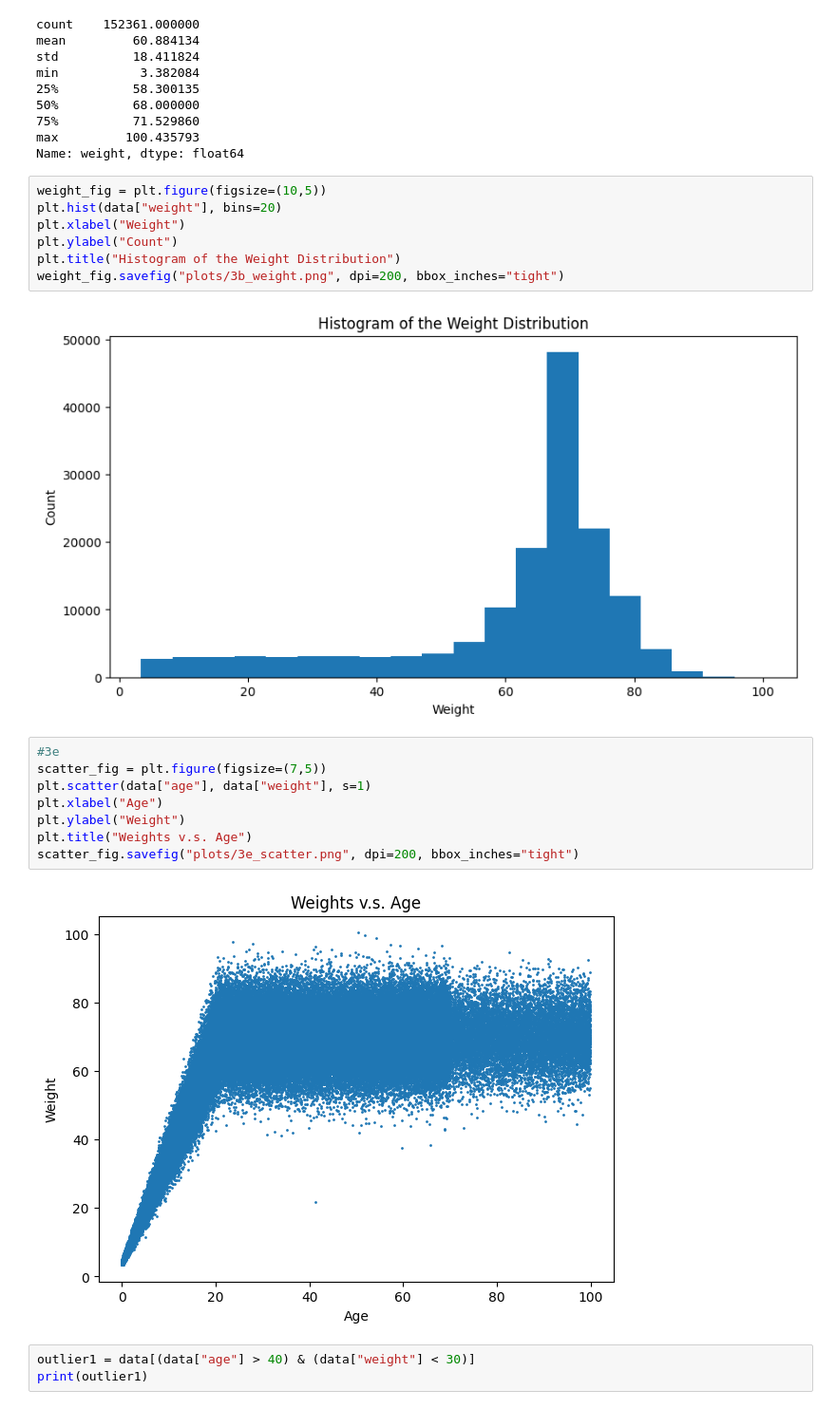
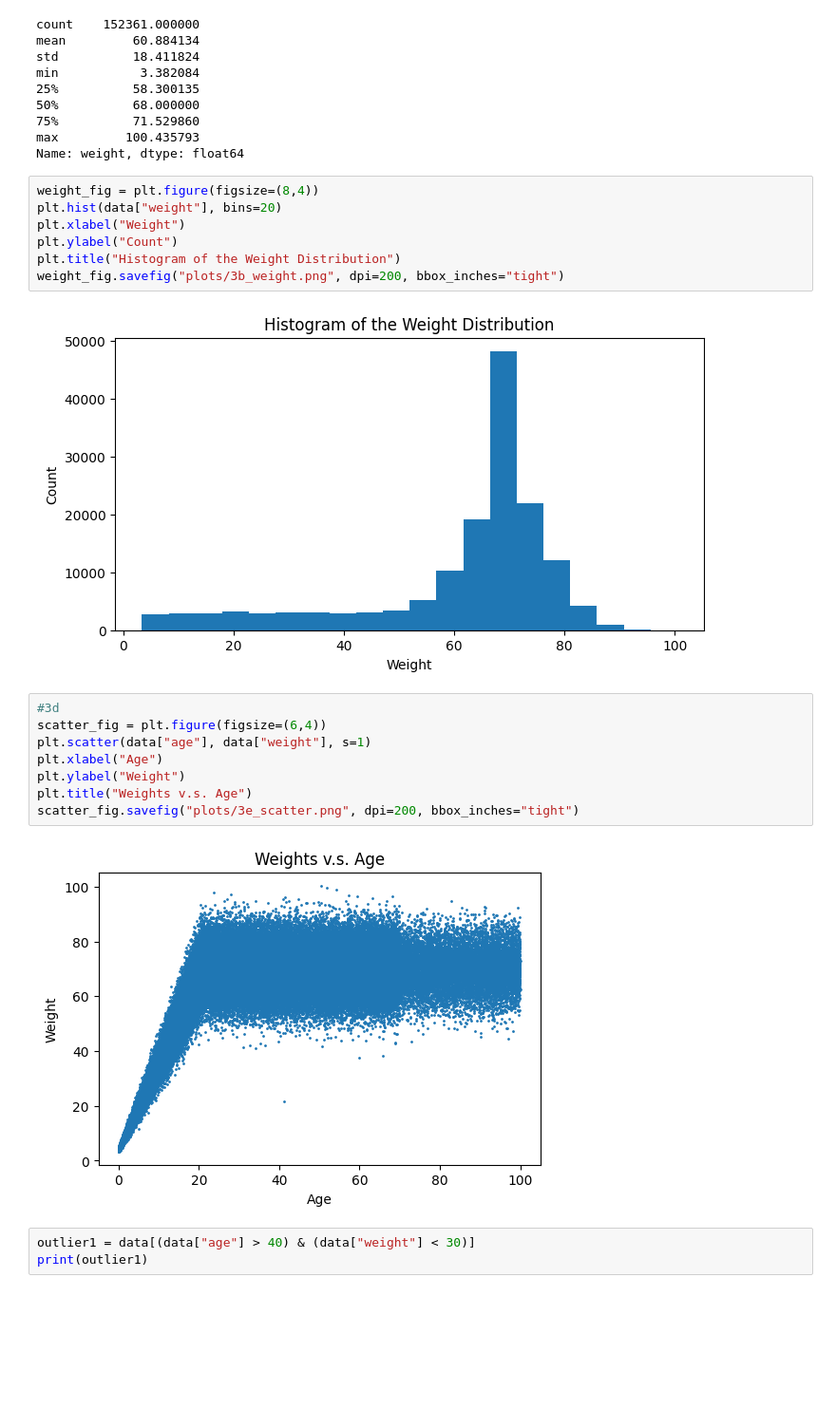
Before and after one commit to yw2247/compmethods-yw2247, a Jupyter notebook: problem_set_0/exercise3.ipynb, the cells around one changed output. Shown: that part at 95% size. Saved outputs shown, nothing was run; the diff lists cells and outputs as text; blank space fills up the shorter version.

```diff
--- a/problem_set_0/exercise3.ipynb
+++ b/problem_set_0/exercise3.ipynb
@@ -57,24 +57,24 @@ min           3.382084
 max         100.435793
 Name: weight, dtype: float64
 # %%
-weight_fig = plt.figure(figsize=(10,5))
+weight_fig = plt.figure(figsize=(8,4))
 plt.hist(data["weight"], bins=20)
 plt.xlabel("Weight")
 plt.ylabel("Count")
 plt.title("Histogram of the Weight Distribution")
 weight_fig.savefig("plots/3b_weight.png", dpi=200, bbox_inches="tight")
 # %% [output]
-[figure, old version]
+[figure, new version]
 # %%
-#3e
-scatter_fig = plt.figure(figsize=(7,5))
+#3d
+scatter_fig = plt.figure(figsize=(6,4))
 plt.scatter(data["age"], data["weight"], s=1)
 plt.xlabel("Age")
 plt.ylabel("Weight")
 plt.title("Weights v.s. Age")
 scatter_fig.savefig("plots/3e_scatter.png", dpi=200, bbox_inches="tight")
 # %% [output]
-[figure, old version]
+[figure, new version]
 # %%
 outlier1 = data[(data["age"] > 40) & (data["weight"] < 30)]
 print(outlier1)
```
Also changed, not shown: parts of 1 cell of this notebook, 9 other files.
